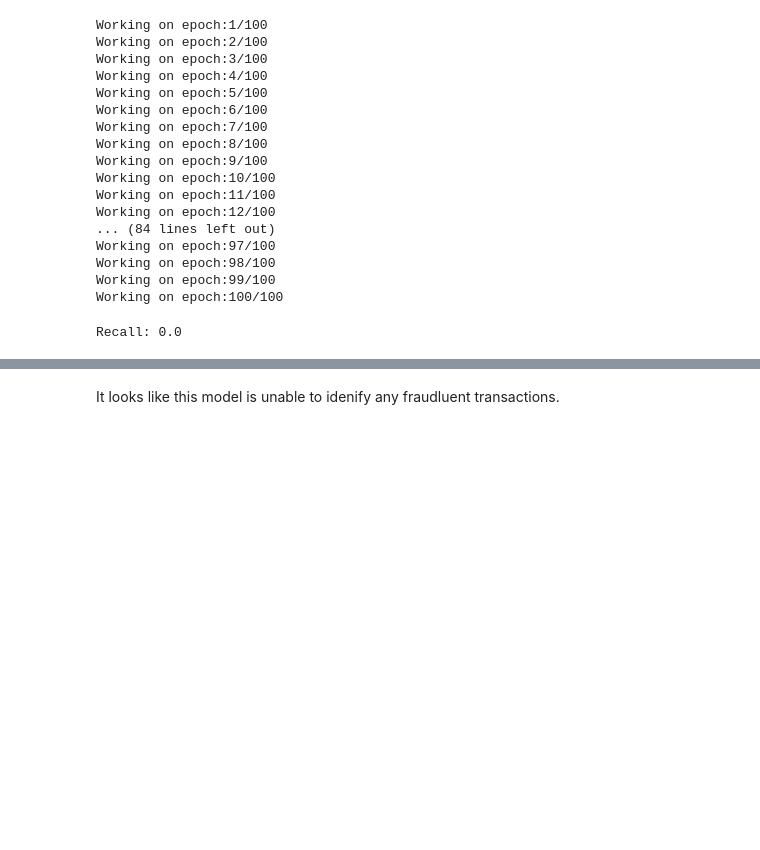
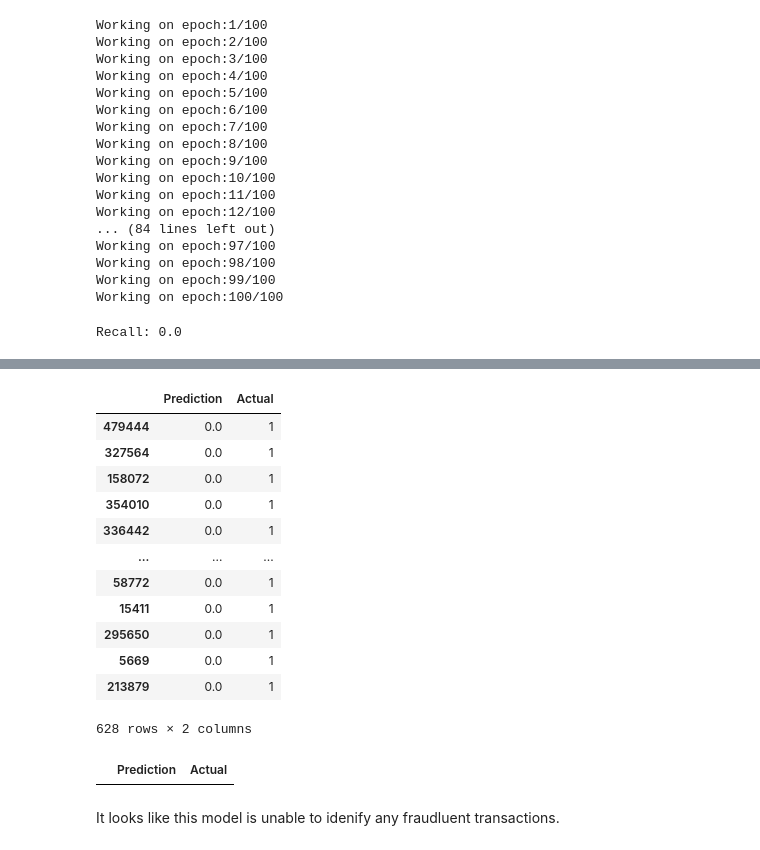
Before and after one commit to Kashiwaba23/credit_card_fraud_prediction, a Jupyter notebook: model.ipynb, the cells around one changed output, grey strips where cells are left out. Cells and saved outputs as stored; diff of their text form; code cells hidden in the pictures; blank space fills up the shorter version.

```diff
--- a/model.ipynb
+++ b/model.ipynb
@@ -233,3 +254,23 @@ Recall: 0.0
+# %%
+pred_ans_df[pred_ans_df['Actual']==1]
+# %% [output]
+|  | Prediction | Actual |
+| 479444 | 0.0 | 1 |
+| 327564 | 0.0 | 1 |
+| 158072 | 0.0 | 1 |
+| 354010 | 0.0 | 1 |
+| 336442 | 0.0 | 1 |
+| ... | ... | ... |
+| 58772 | 0.0 | 1 |
+| 15411 | 0.0 | 1 |
+| 295650 | 0.0 | 1 |
+| 5669 | 0.0 | 1 |
+| 213879 | 0.0 | 1 |
+628 rows × 2 columns
+# %%
+pred_ans_df[(pred_ans_df['Prediction'] == 1) & (pred_ans_df['Actual']==1)]
+# %% [output]
+|  | Prediction | Actual |
 # %% [markdown]
 It looks like this model is unable to idenify any fraudluent transactions.
 # %% [markdown]
```
Also changed, not shown: parts of 22 cells of this notebook.
